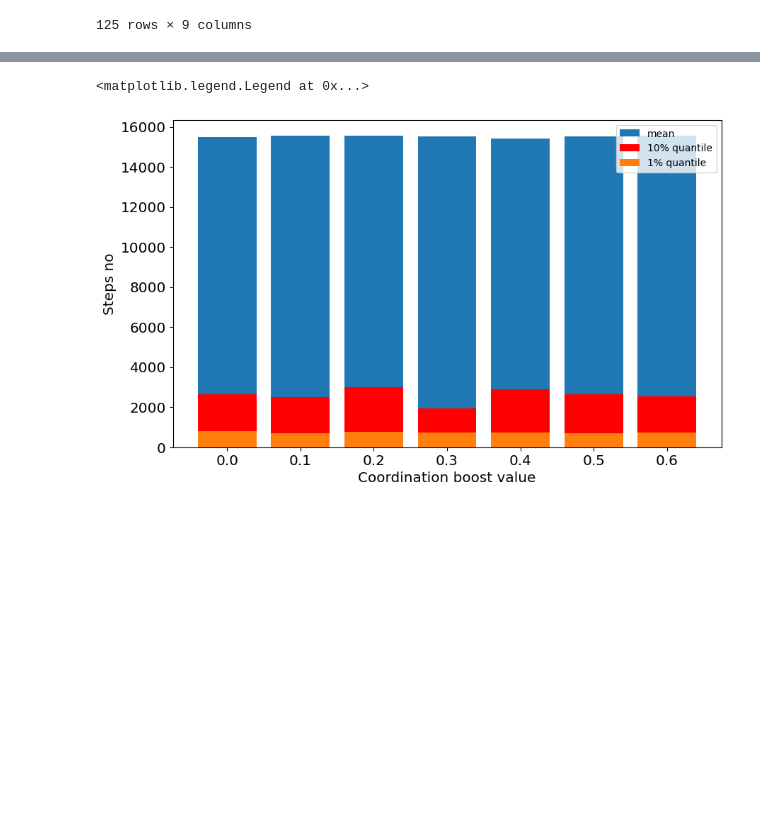
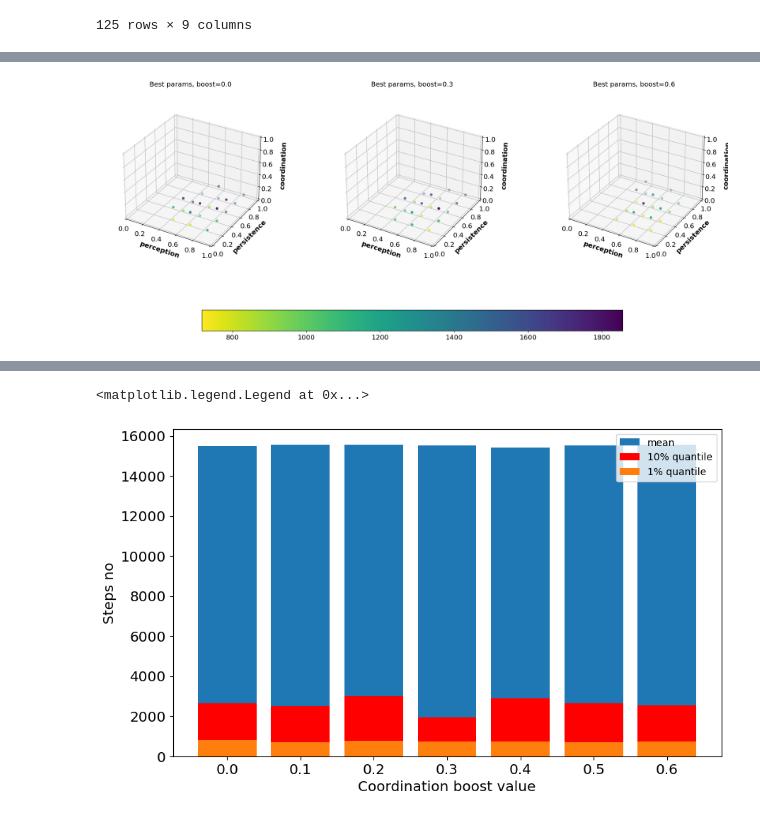
Before and after one commit to roznawsk/infant-abm, a Jupyter notebook: comparative.ipynb, the cells around one changed output, grey strips where cells are left out. Drawn from its saved outputs; the diff is of its cells as text; code cells hidden in the pictures; blank space fills up the shorter version.

Commit message:
WIP 3d graphs

```diff
--- a/comparative.ipynb
+++ b/comparative.ipynb
@@ -77,0 +117,33 @@ display(dataframes[0][1].head())
+# %%
+fig = plt.figure(figsize=(24, 10))
+
+selected_df = [dataframes[i] for i in [0, 3, -1]]
+
+TOP_N_POINTS = 20
+
+for i, (name, df) in enumerate(selected_df):
+    boost_value = np.round(int(name.split("_")[1]) / 10, 2)
+
+    points = (
+        df.sort_values("success_steps")
+        .head(TOP_N_POINTS)[
+            ["perception", "persistence", "coordination", "success_steps"]
+        ]
+        .to_numpy()
+    )
+
+    ax = fig.add_subplot(1, 3, i + 1, projection="3d")
+
+    x, y, z, target = zip(*points)
+
+    plot = plot_params_3d(
+        ax, x, y, z, title=f"Best params, boost={boost_value}", c=target
+    )
+
+axes = fig.axes
+
+fig.colorbar(plot, ax=axes, shrink=0.67, location="bottom")
+
+plt.show()
+# %% [output]
+[figure, added]
```
Also changed, not shown: parts of 3 cells of this notebook, 2 other files.
